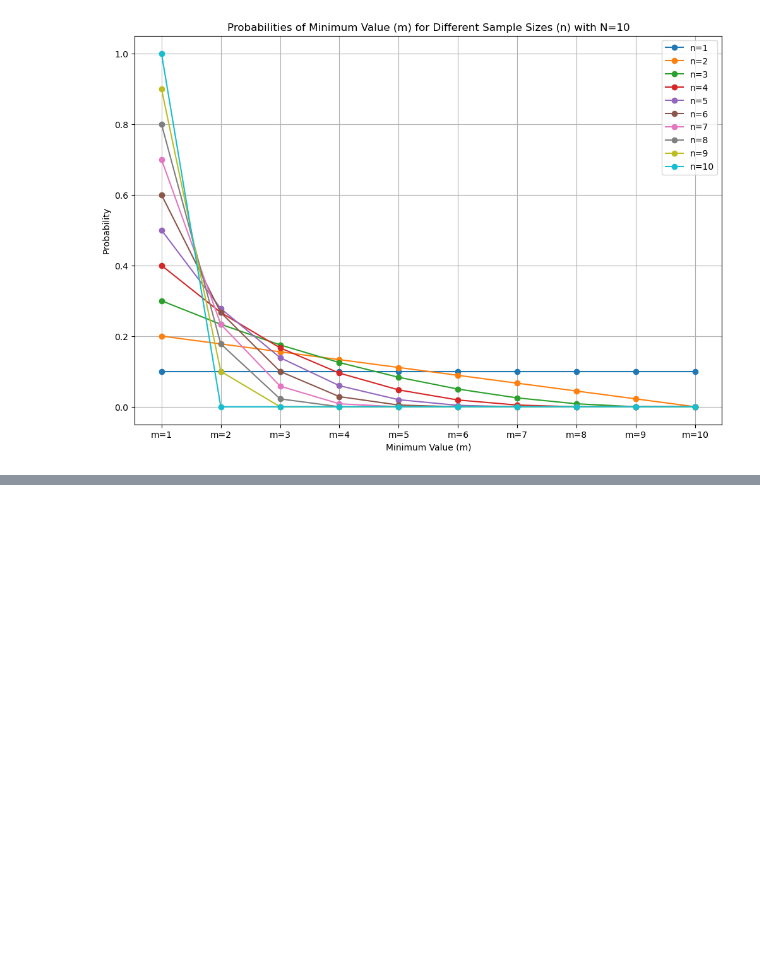
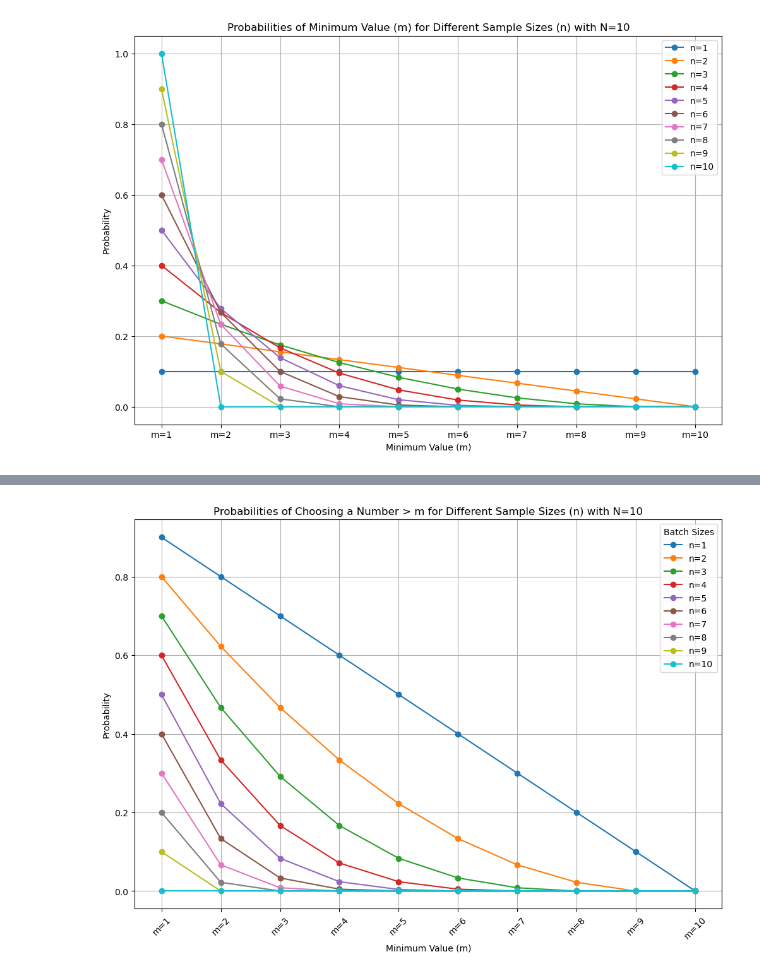
Before and after one commit to steinybot/unirangen, a Jupyter notebook: 3b - Probabilities.ipynb, the cells around one changed output, grey strips where cells are left out. Saved outputs shown, nothing was run; the diff lists cells and outputs as text; code cells hidden in the pictures; blank space fills up the shorter version.

```diff
--- a/3b - Probabilities.ipynb
+++ b/3b - Probabilities.ipynb
@@ -79,0 +124,21 @@ pyplot.show()
+# %%
+from matplotlib import pyplot
+
+# Plotting the line graph for the probability DataFrame
+pyplot.figure(figsize=(12, 8))
+
+#for column in probability_table.columns:
+#    pyplot.plot(probability_table.index, probability_table[column], marker='o', label=column)
+
+for n in probability_table.index:
+    pyplot.plot(probability_table.columns, probability_table.loc[n], marker='o', label=n)
+
+pyplot.title(f'Probabilities of Choosing a Number > m for Different Sample Sizes (n) with N={N}')
+pyplot.xlabel('Minimum Value (m)')
+pyplot.ylabel('Probability')
+pyplot.xticks(rotation=45)
+pyplot.legend(title='Batch Sizes')
+pyplot.grid(True)
+pyplot.show()
+# %% [output]
+[figure, added]
```
Also changed, not shown: parts of 3 cells of this notebook, 1 other file.
